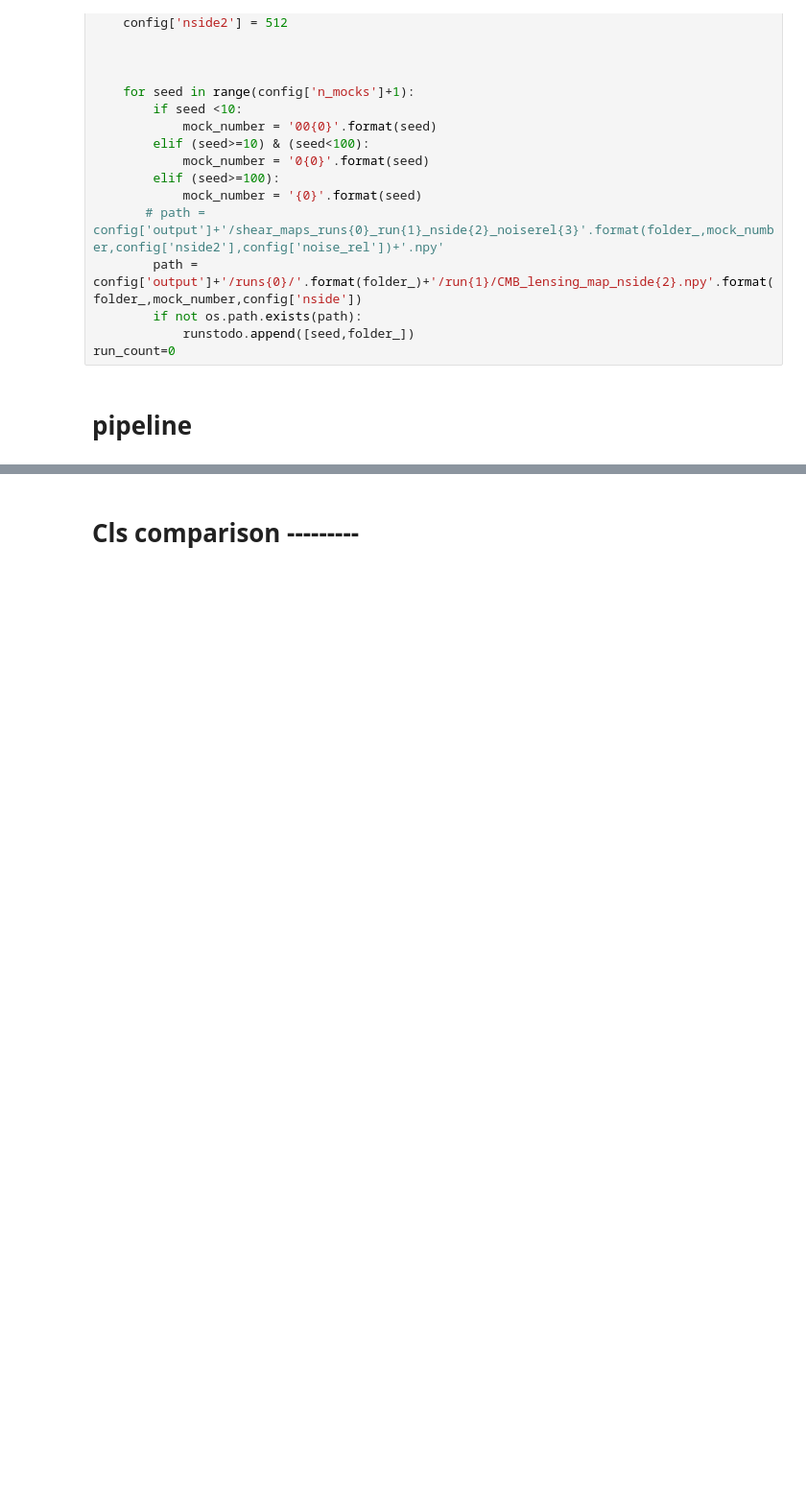
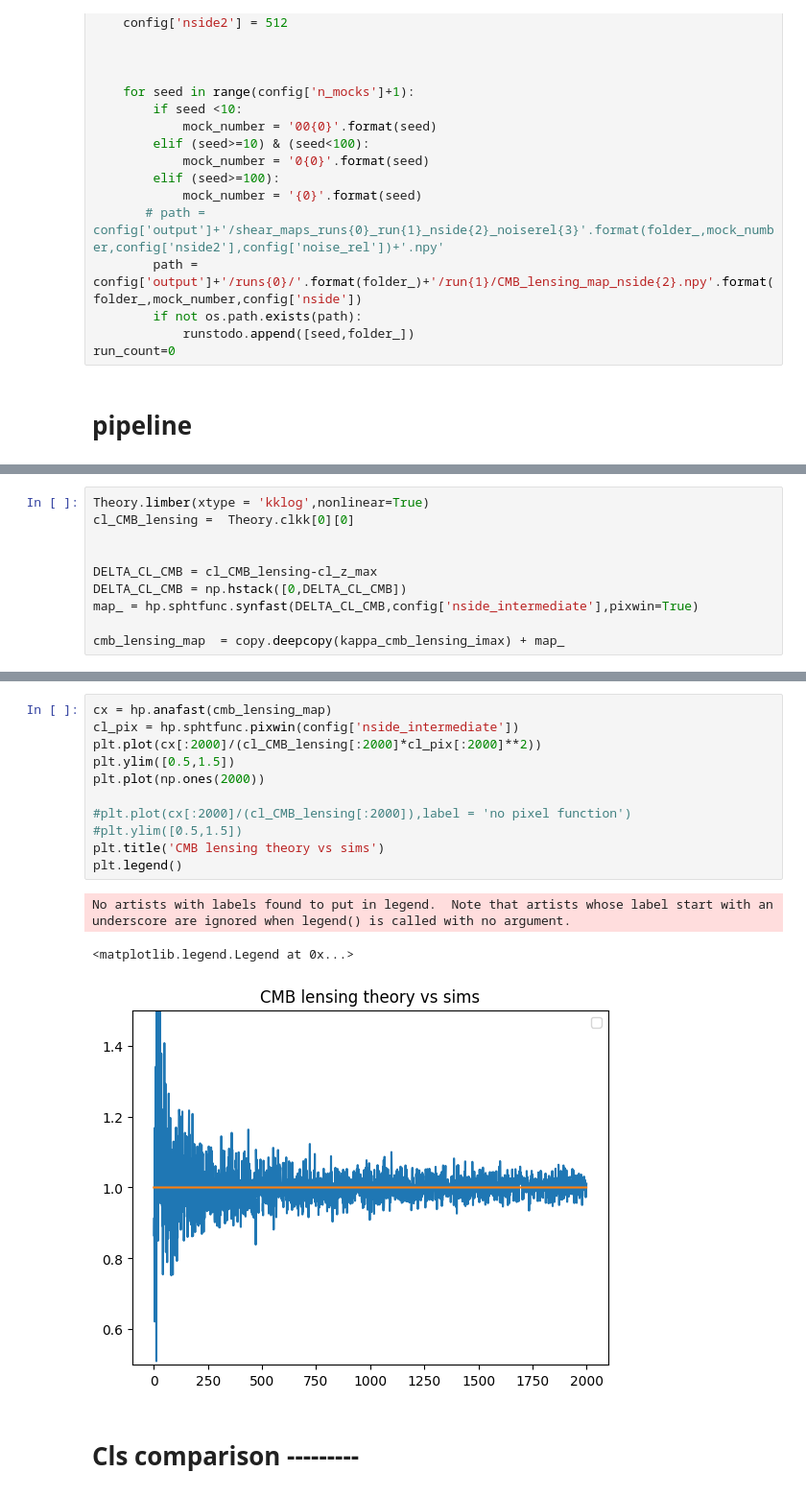
Before and after one commit to mgatti29/CMB_lensing_SBI, a Jupyter notebook: Notebooks/test_raytracing_Dirac.ipynb, the cells around one changed output, grey strips where cells are left out. Shown: that part at 96% size. Drawn from its saved outputs; the diff is of its cells as text; blank space fills up the shorter version.

```diff
--- a/Notebooks/test_raytracing_Dirac.ipynb
+++ b/Notebooks/test_raytracing_Dirac.ipynb
@@ -216,0 +294,10 @@ raytrace_object.raytrace_it()
+# %%
+Theory.limber(xtype = 'kklog',nonlinear=True)
+cl_CMB_lensing =  Theory.clkk[0][0]
+
+
+DELTA_CL_CMB = cl_CMB_lensing-cl_z_max
+DELTA_CL_CMB = np.hstack([0,DELTA_CL_CMB])
+map_ = hp.sphtfunc.synfast(DELTA_CL_CMB,config['nside_intermediate'],pixwin=True)
+
+cmb_lensing_map  = copy.deepcopy(kappa_cmb_lensing_imax) + map_
@@ -217,3 +322,18 @@ raytrace_object.raytrace_it()
+# %%
+cx = hp.anafast(cmb_lensing_map)
+cl_pix = hp.sphtfunc.pixwin(config['nside_intermediate'])
+plt.plot(cx[:2000]/(cl_CMB_lensing[:2000]*cl_pix[:2000]**2))
+plt.ylim([0.5,1.5])
+plt.plot(np.ones(2000))
+
+#plt.plot(cx[:2000]/(cl_CMB_lensing[:2000]),label = 'no pixel function')
+#plt.ylim([0.5,1.5])
+plt.title('CMB lensing theory vs sims')
+plt.legend()
+# %% [output]
+No artists with labels found to put in legend.  Note that artists whose label start with an underscore are ignored when legend() is called with no argument.
+<matplotlib.legend.Legend at 0x...>
+[figure, added]
 # %% [markdown]
 # Cls comparison ---------
 # %%
```
Also changed, not shown: parts of 26 cells of this notebook, 5 other files.
